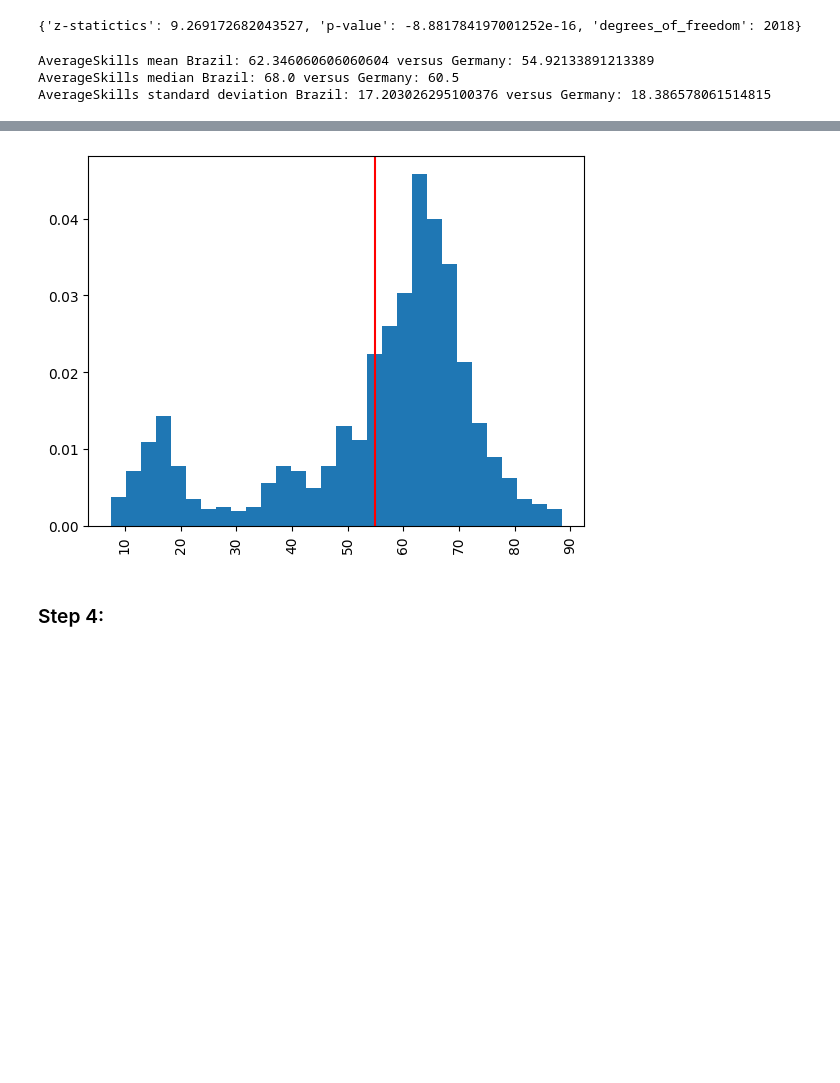
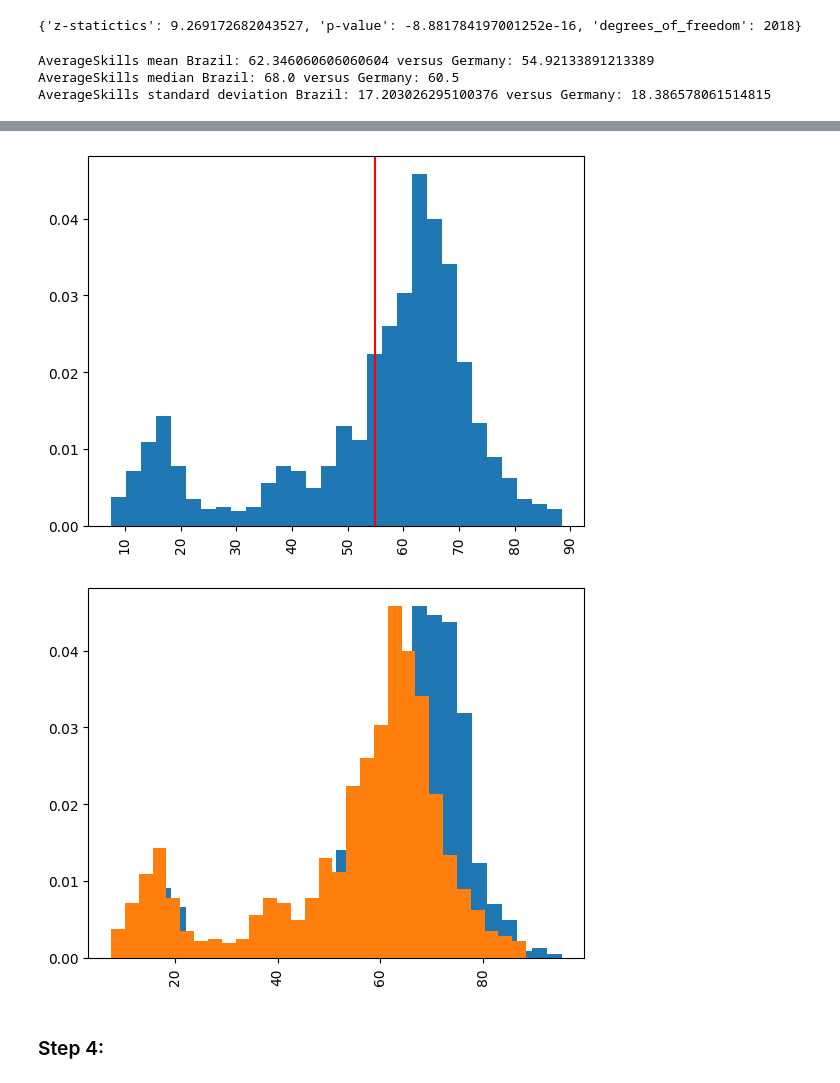
Before and after one commit to DanielFaltynowski/statistics, a Jupyter notebook: notebooks/problem_02/solution.ipynb, the cells around one changed output, grey strips where cells are left out. Saved outputs shown, nothing was run; the diff lists cells and outputs as text; code cells hidden in the pictures; blank space fills up the shorter version.

```diff
--- a/notebooks/problem_02/solution.ipynb
+++ b/notebooks/problem_02/solution.ipynb
@@ -207,25 +252,32 @@ germany_std = ds.standard_deviation(hypo_nationality_germany)
 # %%
 print('AverageSkills mean Brazil:', brazil_mean, 'versus Germany:', germany_mean)
 print('AverageSkills median Brazil:', brazil_median, 'versus Germany:', germany_median)
 print('AverageSkills standard deviation Brazil:', brazil_std, 'versus Germany:', germany_std)
 
 plt.hist(hypo_nationality_brazil, density=True, bins=30)
 plt.axvline(brazil_mean, color='red')
 plt.xticks(rotation=90)
 plt.gca().xaxis.set_major_formatter(ticker.FuncFormatter(lambda x, _: f'{int(x):,}'))
 plt.show()
 
 plt.hist(hypo_nationality_germany, density=True, bins=30)
 plt.axvline(germany_mean, color='red')
 plt.xticks(rotation=90)
 plt.gca().xaxis.set_major_formatter(ticker.FuncFormatter(lambda x, _: f'{int(x):,}'))
+plt.show()
+
+plt.hist(hypo_nationality_brazil, density=True, bins=30)
+plt.hist(hypo_nationality_germany, density=True, bins=30)
+plt.xticks(rotation=90)
+plt.gca().xaxis.set_major_formatter(ticker.FuncFormatter(lambda x, _: f'{int(x):,}'))
 
 plt.show()
 # %% [output]
 AverageSkills mean Brazil: 62.346060606060604 versus Germany: 54.92133891213389
 AverageSkills median Brazil: 68.0 versus Germany: 60.5
 AverageSkills standard deviation Brazil: 17.203026295100376 versus Germany: 18.386578061514815
 [figure]
 [figure]
+[figure, added]
 # %% [markdown]
 ### Step 4:
```
Also changed, not shown: parts of 13 cells of this notebook.
